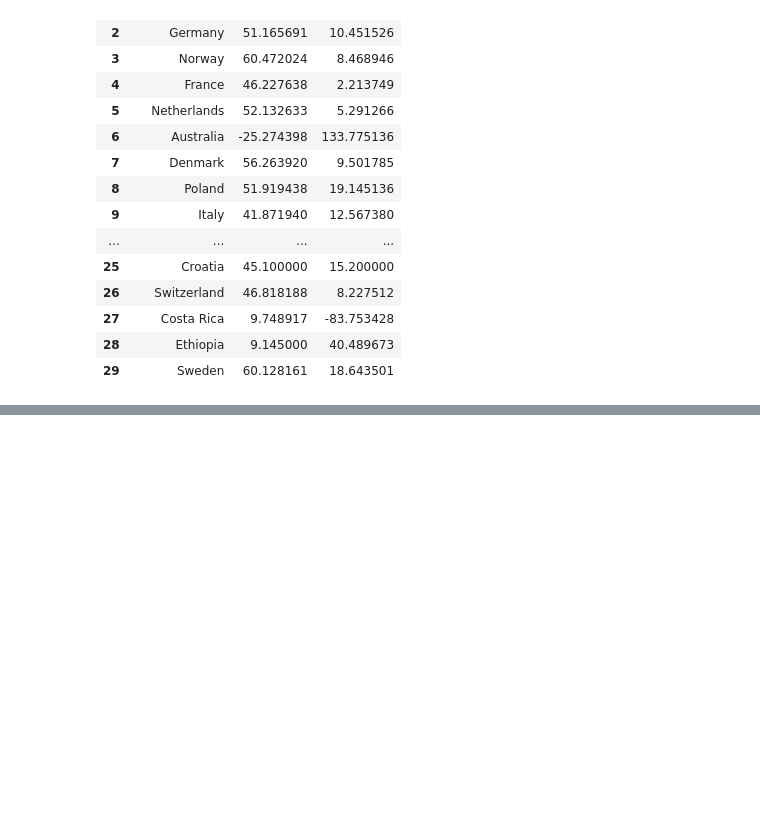
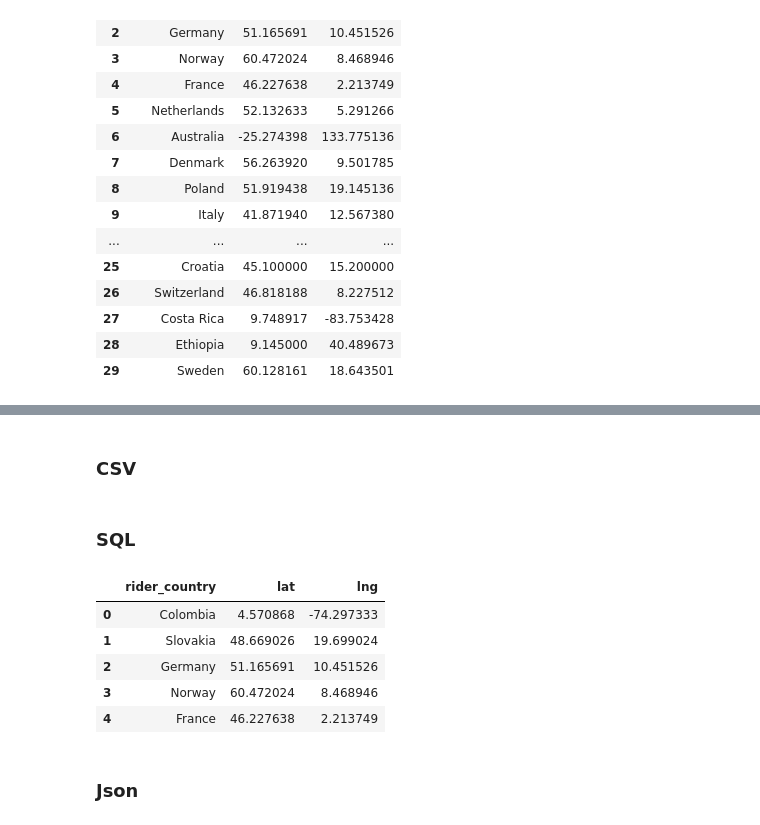
Before and after one commit to bman511/tour-de-awesome-, a Jupyter notebook: map/Geomap.ipynb, the cells around one changed output, grey strips where cells are left out. Drawn from its saved outputs; the diff is of its cells as text; code cells hidden in the pictures; blank space fills up the shorter version.

```diff
--- a/map/Geomap.ipynb
+++ b/map/Geomap.ipynb
@@ -20,11 +16,10 @@ from config import gkey
 # https://maps.googleapis.com/maps/api/geocode/json?address=1600+Amphitheatre+Parkway,+Mountain+View,+CA&key=YOUR_API_KEY
 # %%
 # Name of the CSV file
-file = "mapdata.csv"
+file = "resources/mapdata.csv"
 # Use the correct encoding to read the CSV in pandas
 map_df = pd.read_csv(file, encoding="ISO-8859-1")
 map_df
-# print(map_df)
 # %% [output]
 |  | stage_id | ranking | rider_time | rider_name | rider_country | rider_team | rider_age |
 | 0 | 1 | 1 | 15812 | Fernando Gaviria | Colombia | Quick-Step Floors | 23 |
@@ -144,9 +138,9 @@ print(json.dumps(geo_data, indent=4, sort_keys=True))
 }
 # %%
 # Build the endpoint URL
-# concatenate string to string url
-target_url2 = 'https://maps.googleapis.com/maps/api/geocode/json?address=%s&key=AIzaSyBbDjO7eyrF0qrDFs4sbQkK52zFbSxVVFY'
-#target_url = 'https://maps.googleapis.com/maps/api/geocode/json?address=usa&key=AIzaSyBbDjO7eyrF0qrDFs4sbQkK52zFbSxVVFY'
+# use string formating syntax on string url
+target_url2 = 'https://maps.googleapis.com/maps/api/geocode/json?address=%s&key='+config.gkey
+
 list_2 = []
 for item in dataList:
 
@@ -276,2 +224,4 @@ merge_table
+# %% [markdown]
+### CSV
 # %%
 # Push the remade DataFrame to a new CSV file
@@ -279 +229,29 @@ merge_table.to_csv("output/country_coordinates.csv",
                   encoding="utf-8", index=False, header=True)
+# %% [markdown]
+### SQL
+# %%
+# setup the connection to the DB
+from sqlalchemy import create_engine
+import os
+import sys
+os.getcwd()
+sys.path.append("C:/SQL_PW/")
+from config1 import password
+pw = config1.password
+
+connection_string = ("root:" + pw + "@localhost/tour_db")
+
+engine = create_engine(f'mysql://{connection_string}')
+# print(connection_string)
+# %%
+country_data.to_sql(name='coordinates', con=engine, if_exists='replace', index=False)
+pd.read_sql_query('select * from coordinates', con=engine).head()
+# %% [output]
+|  | rider_country | lat | lng |
+| 0 | Colombia | 4.570868 | -74.297333 |
+| 1 | Slovakia | 48.669026 | 19.699024 |
+| 2 | Germany | 51.165691 | 10.451526 |
+| 3 | Norway | 60.472024 | 8.468946 |
+| 4 | France | 46.227638 | 2.213749 |
+# %% [markdown]
+### Json
```
Also changed, not shown: parts of 8 cells of this notebook, 2 other files.
